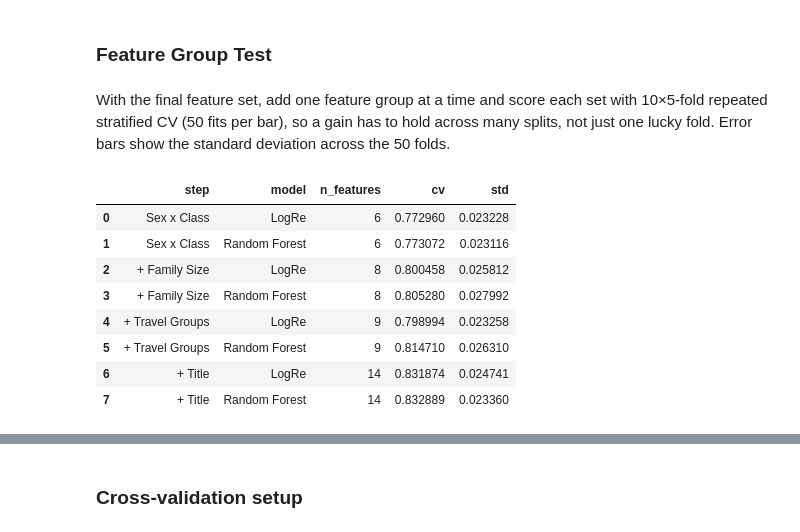
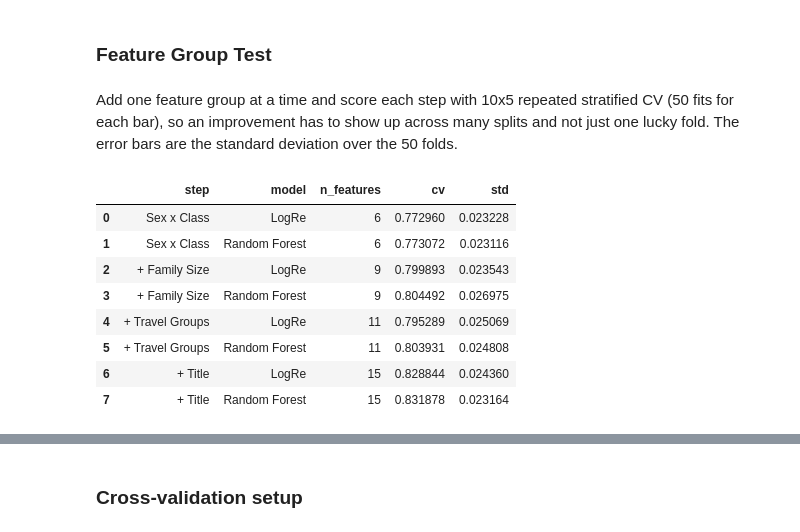
Before and after one commit to IanCode212/Titanic_Survival_Prediction, a Jupyter notebook: titanic.ipynb, the cells around one changed output, grey strips where cells are left out. Cells and saved outputs as stored; diff of their text form; code cells hidden in the pictures.

```diff
--- a/titanic.ipynb
+++ b/titanic.ipynb
@@ -260,6 +260,6 @@ def travel_group(df):
 # %%
 def title(df):
     X = pd.DataFrame(index=df.index)
-    for t in ['Mr', 'Mrs', 'Miss', 'Master', 'Rare']:
+    for t in ['Mr', 'Mrs', 'Miss', 'Master']:
         X['Title:' + t] = (df['Title'] == t).astype(int)
     return X
@@ -278,7 +271,6 @@ feature_groups = {
     'Family Size': family,
     'Travel Groups': travel_group,
     'Title': title,
-    'Child': child,
 }
 
 def preprocess(df, groups=feature_groups):
@@ -374,8 +311,0 @@ Rebuild the inputs without the dropped features.
-# %%
-def preprocess(df, groups=feature_groups):
-    X = pd.concat([make(df) for make in groups.values()], axis=1)
-    return X.drop(columns=[c for c in dropped if c in X.columns])
-
-X, X_test = preprocess(train), preprocess(test)
-print(X.shape, X_test.shape)
-X.columns.tolist()
@@ -398,41 +312,42 @@ X.columns.tolist()
 # %% [markdown]
 ### Feature Group Test
 # %% [markdown]
-With the final feature set, add one feature group at a time and score each set with 10×5-fold repeated stratified CV (50 fits per bar), so a gain has to hold across many splits, not just one lucky fold. Error bars show the standard deviation across the 50 folds.
+Add one feature group at a time and score each step with 10x5 repeated stratified CV (50 fits for each bar), so an improvement has to show up across many splits and not just one lucky fold. The error bars are the standard deviation over the 50 folds.
 # %%
+from sklearn.pipeline import make_pipeline
+from sklearn.preprocessing import StandardScaler
+from sklearn.linear_model import LogisticRegression
+from sklearn.ensemble import RandomForestClassifier
 from sklearn.model_selection import RepeatedStratifiedKFold, cross_val_score
 
 rcv = RepeatedStratifiedKFold(n_splits=5, n_repeats=10, random_state=42)
 test_models = {
     'LogRe': make_pipeline(StandardScaler(), LogisticRegression(max_iter=1000)),
     'Random Forest': RandomForestClassifier(n_estimators=300, max_depth=6, random_state=42),
 }
 
 group_names = list(feature_groups)
-rows, prev_cols = [], 0
+rows = []
 for k in range(1, len(group_names) + 1):
     label = group_names[0] if k == 1 else '+ ' + group_names[k - 1]
     X_step = preprocess(train, {n: feature_groups[n] for n in group_names[:k]})
-    if X_step.shape[1] == prev_cols:   # every column of this group was dropped
-        continue
-    prev_cols = X_step.shape[1]
     for model_name, model in test_models.items():
         scores = cross_val_score(model, X_step, y, cv=rcv)
         rows.append({'step': label, 'model': model_name, 'n_features': X_step.shape[1],
                      'cv': scores.mean(), 'std': scores.std()})
 
 group_results = pd.DataFrame(rows)
 group_results
 # %% [output]
 |  | step | model | n_features | cv | std |
 | 0 | Sex x Class | LogRe | 6 | 0.772960 | 0.023228 |
 | 1 | Sex x Class | Random Forest | 6 | 0.773072 | 0.023116 |
-| 2 | + Family Size | LogRe | 8 | 0.800458 | 0.025812 |
-| 3 | + Family Size | Random Forest | 8 | 0.805280 | 0.027992 |
-| 4 | + Travel Groups | LogRe | 9 | 0.798994 | 0.023258 |
-| 5 | + Travel Groups | Random Forest | 9 | 0.814710 | 0.026310 |
-| 6 | + Title | LogRe | 14 | 0.831874 | 0.024741 |
-| 7 | + Title | Random Forest | 14 | 0.832889 | 0.023360 |
+| 2 | + Family Size | LogRe | 9 | 0.799893 | 0.023543 |
+| 3 | + Family Size | Random Forest | 9 | 0.804492 | 0.026975 |
+| 4 | + Travel Groups | LogRe | 11 | 0.795289 | 0.025069 |
+| 5 | + Travel Groups | Random Forest | 11 | 0.803931 | 0.024808 |
+| 6 | + Title | LogRe | 15 | 0.828844 | 0.024360 |
+| 7 | + Title | Random Forest | 15 | 0.831878 | 0.023164 |
 # %%
 import matplotlib.pyplot as plt
 from matplotlib.container import BarContainer
```
Also changed, not shown: parts of 41 cells of this notebook, 2 other files.
